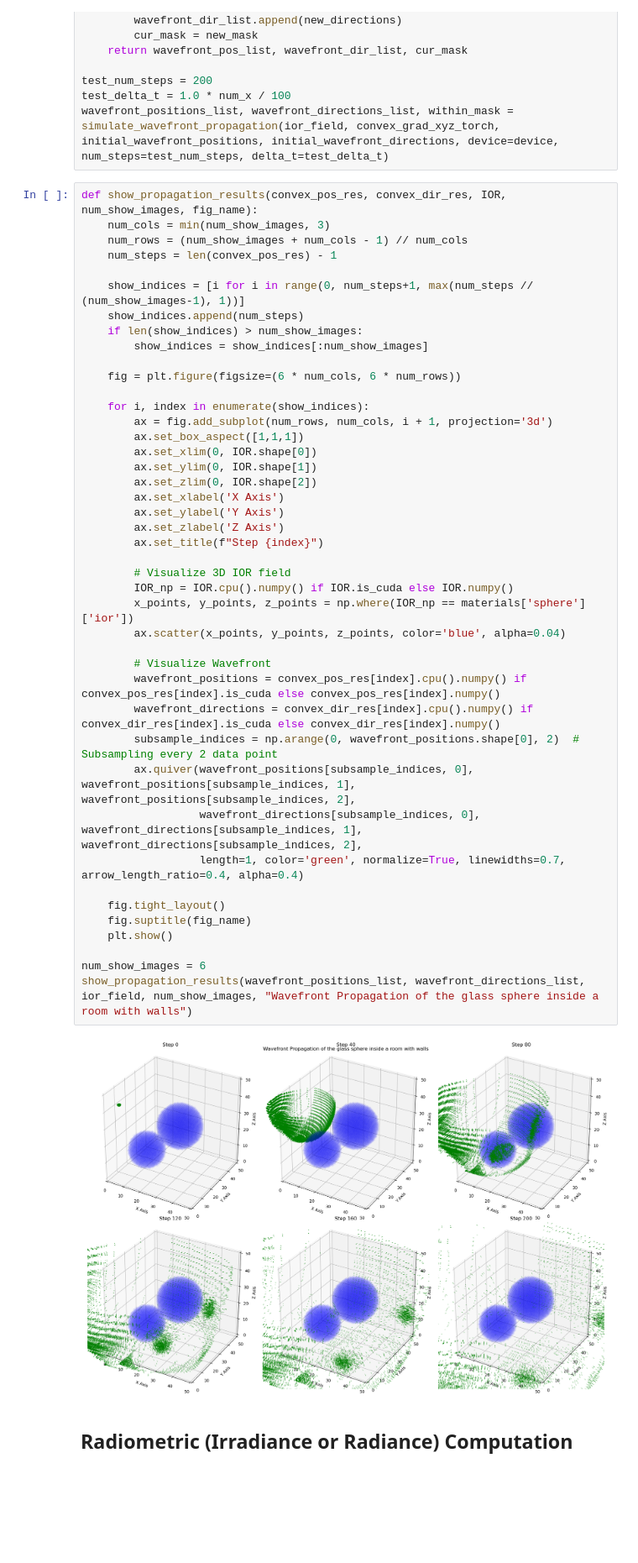
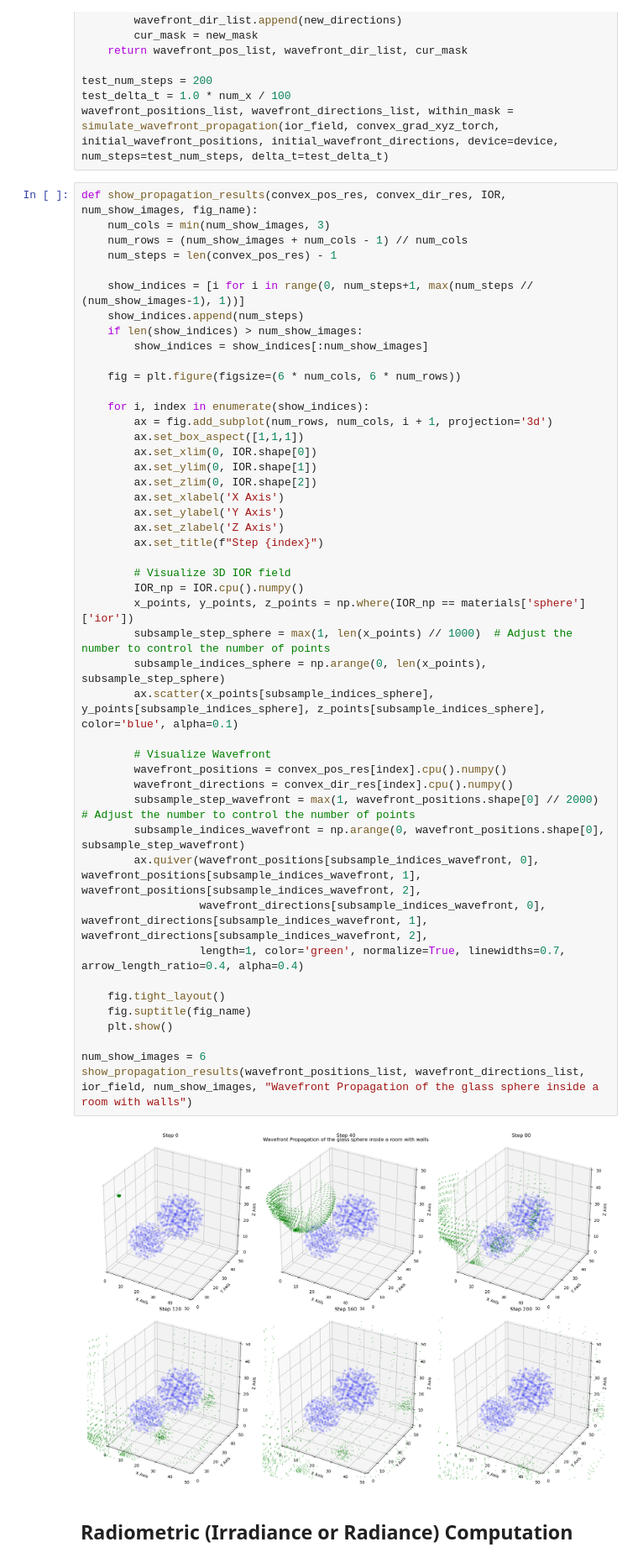
Before and after one commit to swirling-wind/demo-3D-eikonal, a Jupyter notebook: torch_demo.ipynb, the cells around one changed output. Shown at 84% size. Cells and saved outputs as stored; diff of their text form; blank space fills up the shorter version.

Commit message:
Finish subsample visualization

```diff
--- a/torch_demo.ipynb
+++ b/torch_demo.ipynb
@@ -275,41 +275,44 @@ def show_propagation_results(convex_pos_res, convex_dir_res, IOR, num_show_image
     show_indices.append(num_steps)
     if len(show_indices) > num_show_images:
         show_indices = show_indices[:num_show_images]
 
     fig = plt.figure(figsize=(6 * num_cols, 6 * num_rows))
 
     for i, index in enumerate(show_indices):
         ax = fig.add_subplot(num_rows, num_cols, i + 1, projection='3d')
         ax.set_box_aspect([1,1,1])
         ax.set_xlim(0, IOR.shape[0])
         ax.set_ylim(0, IOR.shape[1])
         ax.set_zlim(0, IOR.shape[2])
         ax.set_xlabel('X Axis')
         ax.set_ylabel('Y Axis')
         ax.set_zlabel('Z Axis')
         ax.set_title(f"Step {index}")
 
         # Visualize 3D IOR field
-        IOR_np = IOR.cpu().numpy() if IOR.is_cuda else IOR.numpy()
+        IOR_np = IOR.cpu().numpy()
         x_points, y_points, z_points = np.where(IOR_np == materials['sphere']['ior'])
-        ax.scatter(x_points, y_points, z_points, color='blue', alpha=0.04)
+        subsample_step_sphere = max(1, len(x_points) // 1000)  # Adjust the number to control the number of points
+        subsample_indices_sphere = np.arange(0, len(x_points), subsample_step_sphere)
+        ax.scatter(x_points[subsample_indices_sphere], y_points[subsample_indices_sphere], z_points[subsample_indices_sphere], color='blue', alpha=0.1)
 
         # Visualize Wavefront
-        wavefront_positions = convex_pos_res[index].cpu().numpy() if convex_pos_res[index].is_cuda else convex_pos_res[index].numpy()
-        wavefront_directions = convex_dir_res[index].cpu().numpy() if convex_dir_res[index].is_cuda else convex_dir_res[index].numpy()
-        subsample_indices = np.arange(0, wavefront_positions.shape[0], 2)  # Subsampling every 2 data point
-        ax.quiver(wavefront_positions[subsample_indices, 0], wavefront_positions[subsample_indices, 1], wavefront_positions[subsample_indices, 2],
-                  wavefront_directions[subsample_indices, 0], wavefront_directions[subsample_indices, 1], wavefront_directions[subsample_indices, 2],
+        wavefront_positions = convex_pos_res[index].cpu().numpy()
+        wavefront_directions = convex_dir_res[index].cpu().numpy()
+        subsample_step_wavefront = max(1, wavefront_positions.shape[0] // 2000)  # Adjust the number to control the number of points
+        subsample_indices_wavefront = np.arange(0, wavefront_positions.shape[0], subsample_step_wavefront)
+        ax.quiver(wavefront_positions[subsample_indices_wavefront, 0], wavefront_positions[subsample_indices_wavefront, 1], wavefront_positions[subsample_indices_wavefront, 2],
+                  wavefront_directions[subsample_indices_wavefront, 0], wavefront_directions[subsample_indices_wavefront, 1], wavefront_directions[subsample_indices_wavefront, 2],
                   length=1, color='green', normalize=True, linewidths=0.7, arrow_length_ratio=0.4, alpha=0.4)
 
     fig.tight_layout()
     fig.suptitle(fig_name)
     plt.show()
 
 num_show_images = 6
 show_propagation_results(wavefront_positions_list, wavefront_directions_list, ior_field, num_show_images, "Wavefront Propagation of the glass sphere inside a room with walls")
 # %% [output]
-[figure, old version]
+[figure, new version]
 # %% [markdown]
 ## Radiometric (Irradiance or Radiance) Computation
 # %%
```
